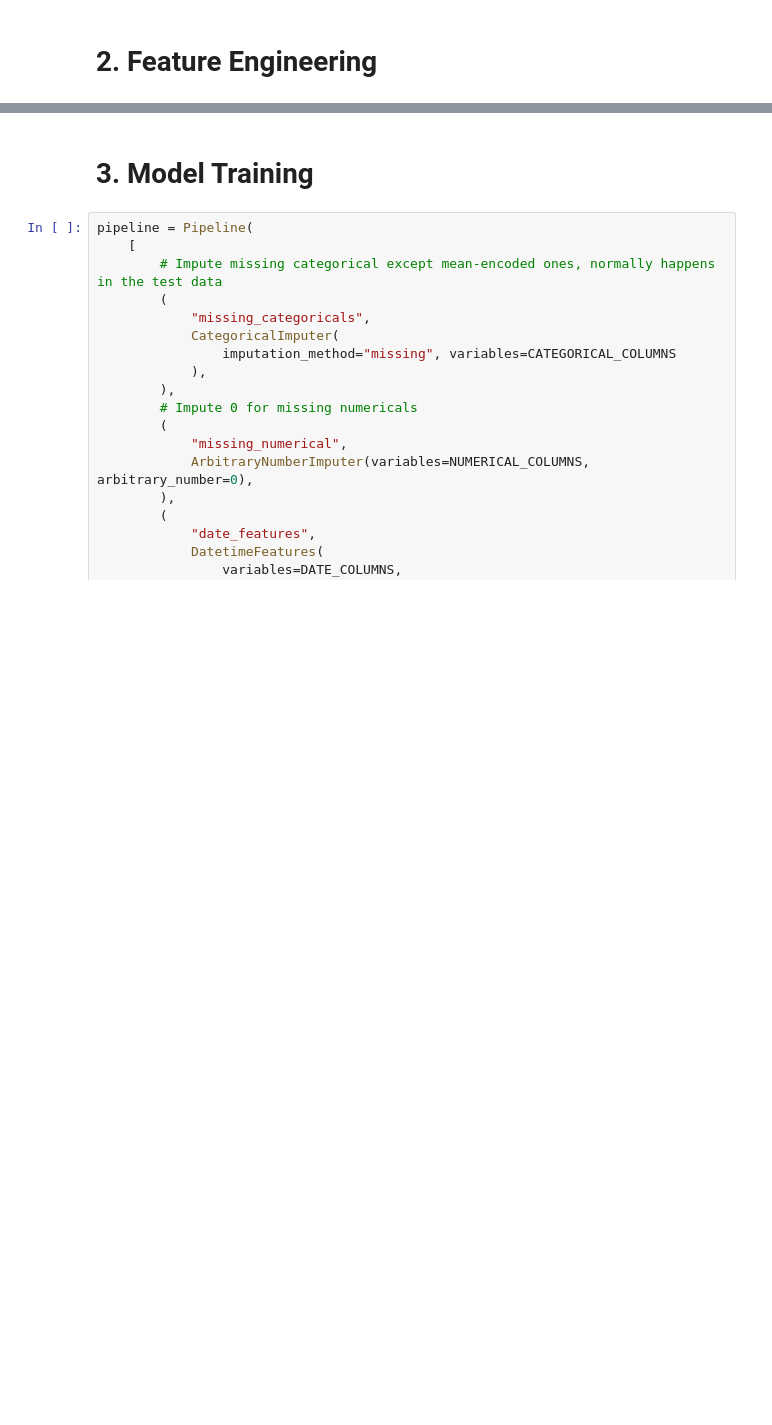
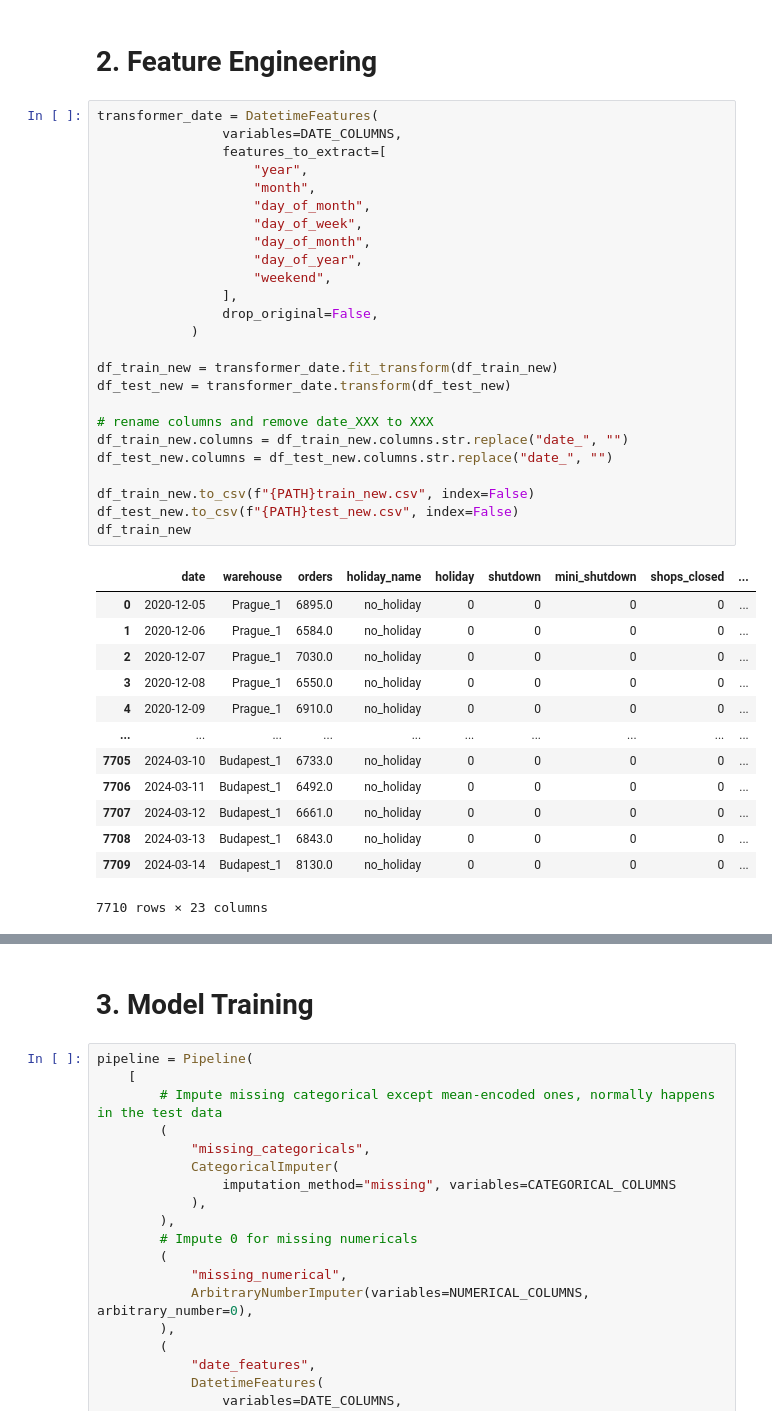
Before and after one commit to zarreh/rohlik-orders-forecasting-challenge, a Jupyter notebook: batch_training.ipynb, the cells around one changed output, grey strips where cells are left out. Drawn from its saved outputs; the diff is of its cells as text; blank space fills up the shorter version.

```diff
--- a/batch_training.ipynb
+++ b/batch_training.ipynb
@@ -204,2 +230,41 @@ df_test_new.head()
 # %% [markdown]
 # 2. Feature Engineering
+# %%
+transformer_date = DatetimeFeatures(
+                variables=DATE_COLUMNS,
+                features_to_extract=[
+                    "year",
+                    "month",
+                    "day_of_month",
+                    "day_of_week",
+                    "day_of_month",
+                    "day_of_year",
+                    "weekend",
+                ],
+                drop_original=False,
+            )
+
+df_train_new = transformer_date.fit_transform(df_train_new)
+df_test_new = transformer_date.transform(df_test_new)
+
+# rename columns and remove date_XXX to XXX
+df_train_new.columns = df_train_new.columns.str.replace("date_", "")
+df_test_new.columns = df_test_new.columns.str.replace("date_", "")
+
+df_train_new.to_csv(f"{PATH}train_new.csv", index=False)
+df_test_new.to_csv(f"{PATH}test_new.csv", index=False)
+df_train_new
+# %% [output]
+|  | date | warehouse | orders | holiday_name | holiday | shutdown | mini_shutdown | shops_closed | ... |
+| 0 | 2020-12-05 | Prague_1 | 6895.0 | no_holiday | 0 | 0 | 0 | 0 | ... |
+| 1 | 2020-12-06 | Prague_1 | 6584.0 | no_holiday | 0 | 0 | 0 | 0 | ... |
+| 2 | 2020-12-07 | Prague_1 | 7030.0 | no_holiday | 0 | 0 | 0 | 0 | ... |
+| 3 | 2020-12-08 | Prague_1 | 6550.0 | no_holiday | 0 | 0 | 0 | 0 | ... |
+| 4 | 2020-12-09 | Prague_1 | 6910.0 | no_holiday | 0 | 0 | 0 | 0 | ... |
+| ... | ... | ... | ... | ... | ... | ... | ... | ... | ... |
+| 7705 | 2024-03-10 | Budapest_1 | 6733.0 | no_holiday | 0 | 0 | 0 | 0 | ... |
+| 7706 | 2024-03-11 | Budapest_1 | 6492.0 | no_holiday | 0 | 0 | 0 | 0 | ... |
+| 7707 | 2024-03-12 | Budapest_1 | 6661.0 | no_holiday | 0 | 0 | 0 | 0 | ... |
+| 7708 | 2024-03-13 | Budapest_1 | 6843.0 | no_holiday | 0 | 0 | 0 | 0 | ... |
+| 7709 | 2024-03-14 | Budapest_1 | 8130.0 | no_holiday | 0 | 0 | 0 | 0 | ... |
+7710 rows × 23 columns
```
Also changed, not shown: parts of 8 cells of this notebook, 5 other files.
